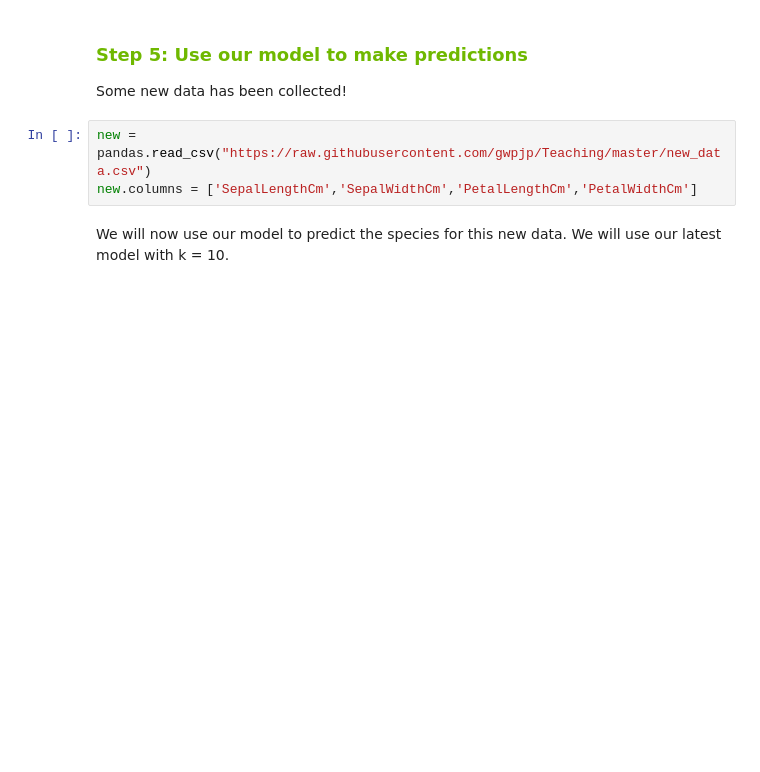
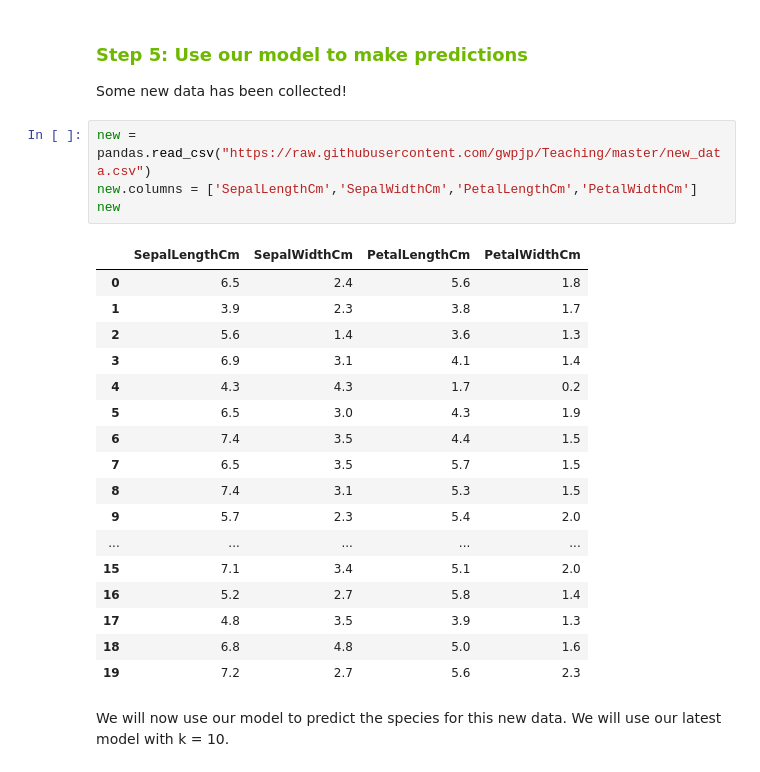
Before and after one commit to gwpjp/Teaching, a Jupyter notebook: IntrotoMLIris.ipynb, the cells around one changed output. Cells and saved outputs as stored; diff of their text form; blank space fills up the shorter version.

```diff
--- a/IntrotoMLIris.ipynb
+++ b/IntrotoMLIris.ipynb
@@ -171,6 +169,25 @@ Some new data has been collected!
 # %%
 new = pandas.read_csv("https://raw.githubusercontent.com/gwpjp/Teaching/master/new_data.csv")
 new.columns = ['SepalLengthCm','SepalWidthCm','PetalLengthCm','PetalWidthCm']
+new
+# %% [output]
+|  | SepalLengthCm | SepalWidthCm | PetalLengthCm | PetalWidthCm |
+| 0 | 6.5 | 2.4 | 5.6 | 1.8 |
+| 1 | 3.9 | 2.3 | 3.8 | 1.7 |
+| 2 | 5.6 | 1.4 | 3.6 | 1.3 |
+| 3 | 6.9 | 3.1 | 4.1 | 1.4 |
+| 4 | 4.3 | 4.3 | 1.7 | 0.2 |
+| 5 | 6.5 | 3.0 | 4.3 | 1.9 |
+| 6 | 7.4 | 3.5 | 4.4 | 1.5 |
+| 7 | 6.5 | 3.5 | 5.7 | 1.5 |
+| 8 | 7.4 | 3.1 | 5.3 | 1.5 |
+| 9 | 5.7 | 2.3 | 5.4 | 2.0 |
+| ... | ... | ... | ... | ... |
+| 15 | 7.1 | 3.4 | 5.1 | 2.0 |
+| 16 | 5.2 | 2.7 | 5.8 | 1.4 |
+| 17 | 4.8 | 3.5 | 3.9 | 1.3 |
+| 18 | 6.8 | 4.8 | 5.0 | 1.6 |
+| 19 | 7.2 | 2.7 | 5.6 | 2.3 |
 # %% [markdown]
 We will now use our model to predict the species for this new data.  We will use our latest model with k = 10.
 # %%
```
Also changed, not shown: parts of 16 cells of this notebook, 3 other files.
